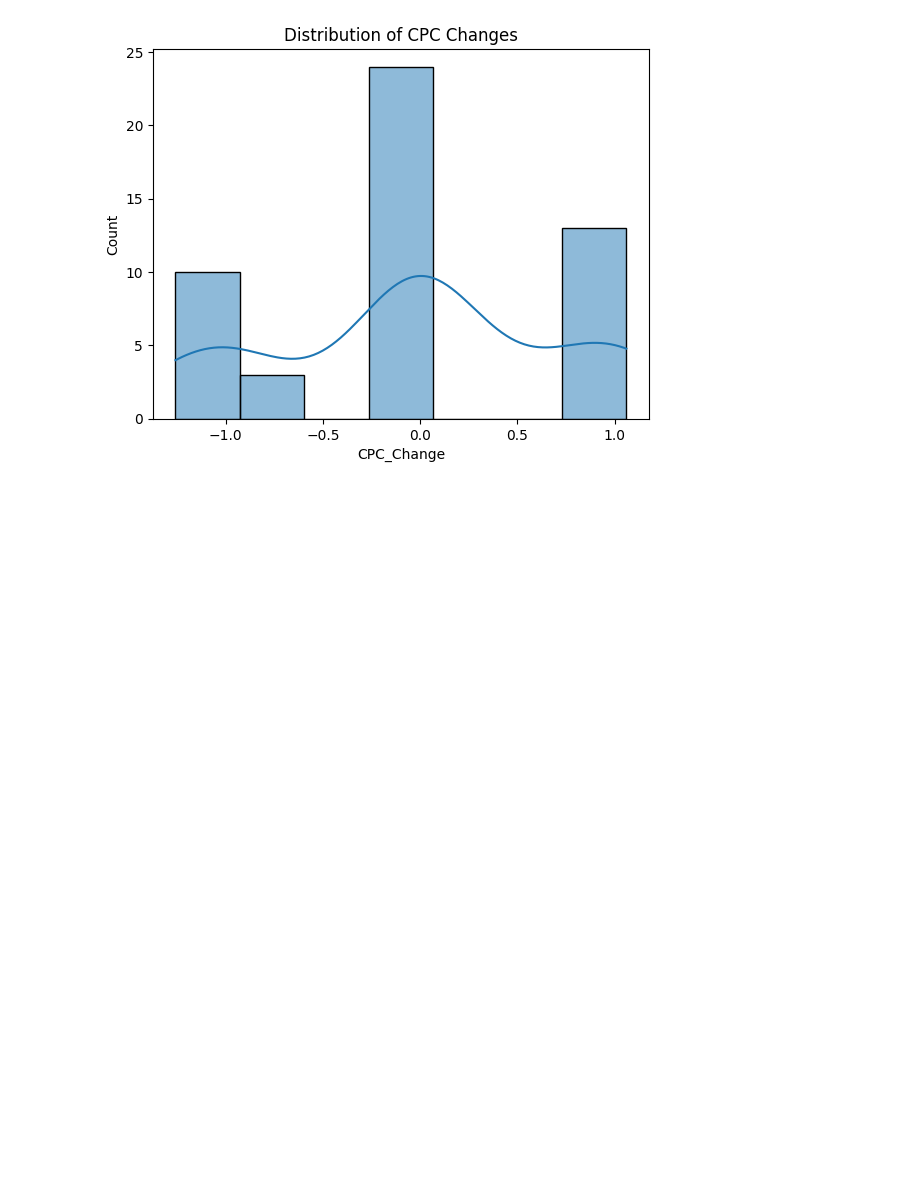
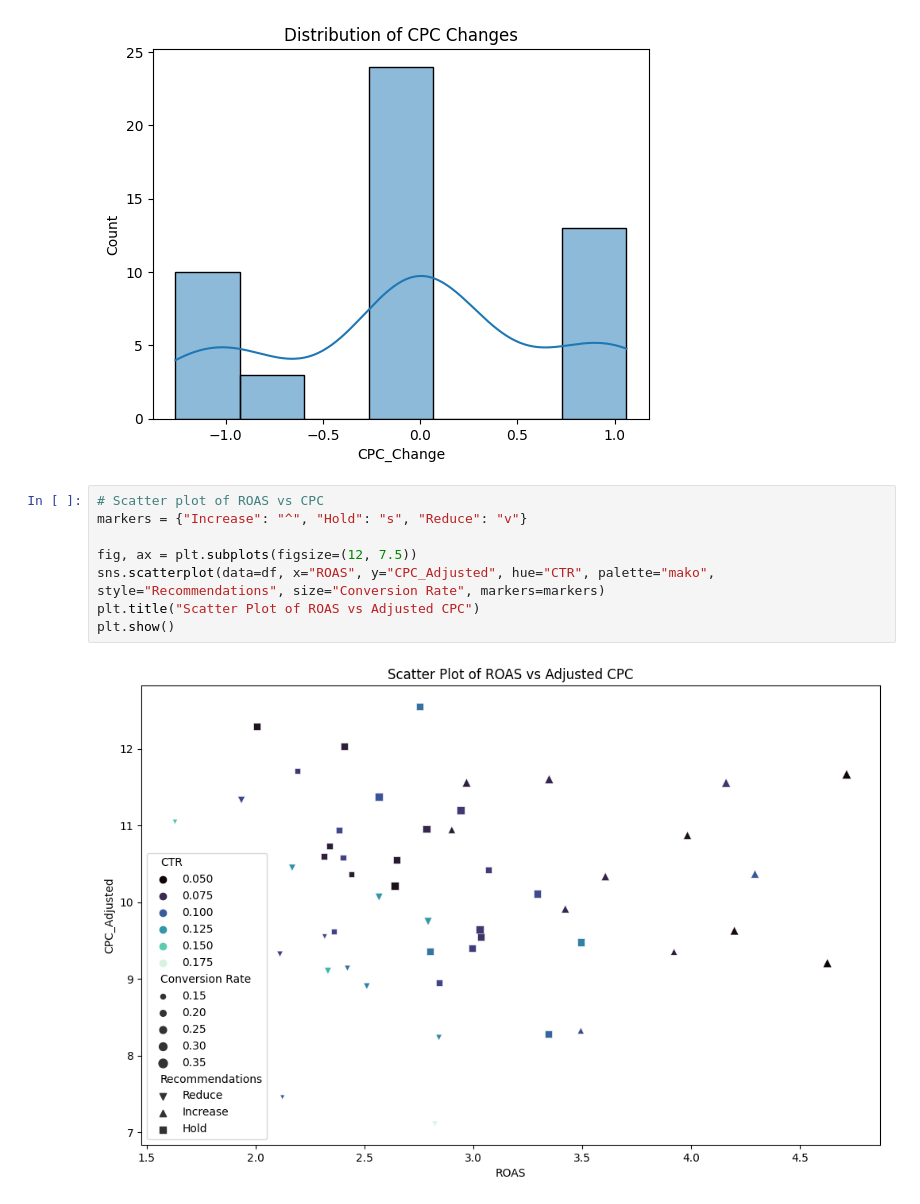
Before and after one commit to MathewLipman/Work-Samples, a Jupyter notebook: Search_Advertising_Chart_Examples.ipynb, the cells around one changed output. Saved outputs shown, nothing was run; the diff lists cells and outputs as text; blank space fills up the shorter version.

```diff
--- a/Search_Advertising_Chart_Examples.ipynb
+++ b/Search_Advertising_Chart_Examples.ipynb
@@ -625,3 +625,13 @@ plt.title("Distribution of CPC Changes")
 plt.show()
 # %% [output]
 [figure]
+# %%
+# Scatter plot of ROAS vs CPC
+markers = {"Increase": "^", "Hold": "s", "Reduce": "v"}
+
+fig, ax = plt.subplots(figsize=(12, 7.5))
+sns.scatterplot(data=df, x="ROAS", y="CPC_Adjusted", hue="CTR", palette="mako", style="Recommendations", size="Conversion Rate", markers=markers)
+plt.title("Scatter Plot of ROAS vs Adjusted CPC")
+plt.show()
+# %% [output]
+[figure, added]
```
Also changed, not shown: parts of 11 cells of this notebook.
